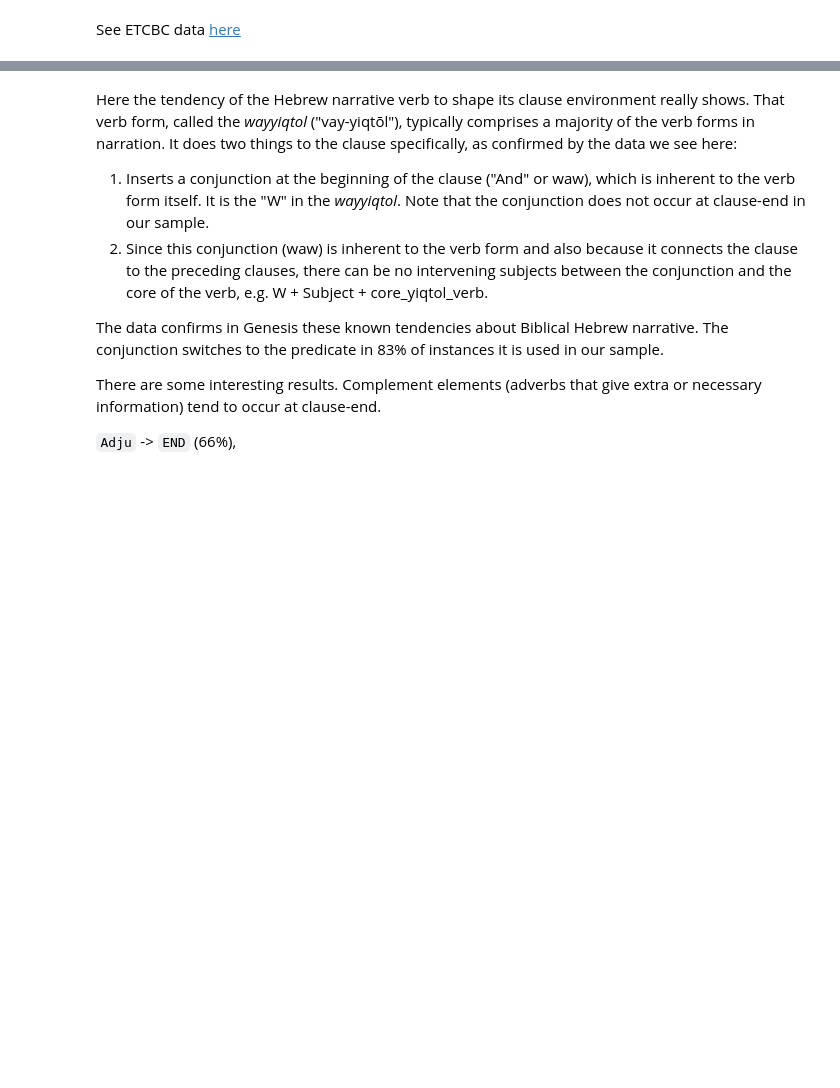
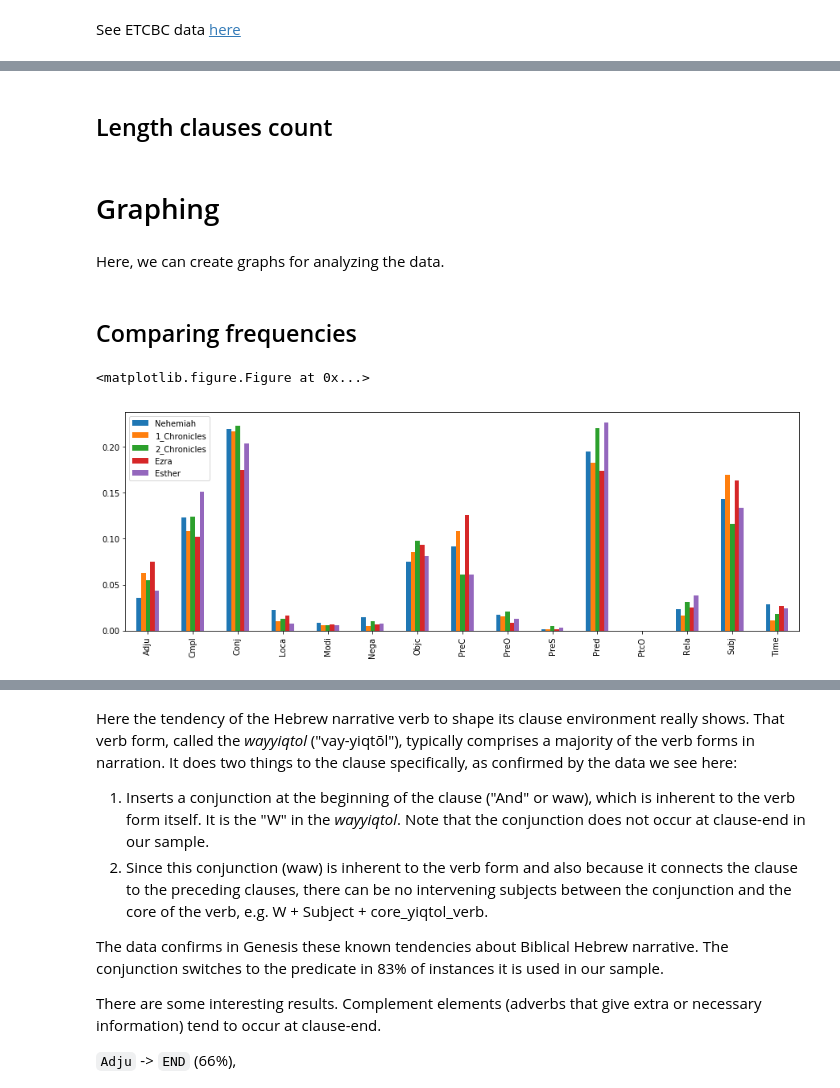
Before and after one commit to ETCBC/Probabilistic_Language_Change, a Jupyter notebook: markov_chain_analysis.ipynb, the cells around one changed output, grey strips where cells are left out. Saved outputs shown, nothing was run; the diff lists cells and outputs as text; code cells hidden in the pictures; blank space fills up the shorter version.

```diff
--- a/markov_chain_analysis.ipynb
+++ b/markov_chain_analysis.ipynb
@@ -529,16 +17,0 @@ Chronica_I
-# %%
-length = []
-for indexC,book in enumerate(booksContents):
-    length.append(len(book))
-
-df2 = pd.DataFrame([length,length], index=["Clause_Begin","Clause_End"], columns=bookNames)
-
-df3 = pd.DataFrame.append(df2,df_freq)
-
-bookindex = 0
-print(bookNames[bookindex])
-df4 = df3[bookNames[bookindex]]
-df4[df4!=0]/sum(df4)
-
-#thing[(thing.T != 0).any()]
-#df3.div(df_freq.sum(axis=0), axis=1)
@@ -579,0 +103,19 @@ NameError: name 'book_names' is not defined
+# %%
+phrase_function_count = dict() #Looking at all functions
+begin_phrase_function_count = dict() #Consider only the first function of a clause
+end_phrase_function_count = dict() #Consider only the last function of clause
+
+for bookname, clauses in data.items():
+    phrase_function_count[bookname]=collections.Counter(list(chain(*clauses)))
+    begin_phrase_function_count[bookname]=collections.Counter([x[0] for x in clauses]) #First function
+    end_phrase_function_count[bookname]=collections.Counter([x[-1] for x in clauses]) #Last function
+
+#Make a dataframe
+df_Count = pd.DataFrame(phrase_function_count,columns =data.keys()).fillna(0)
+df_Begin_Count = pd.DataFrame(begin_phrase_function_count,columns =data.keys()).fillna(0)
+df_End_Count = pd.DataFrame(begin_phrase_function_count,columns =data.keys()).fillna(0)
+
+#Normalize the dataframes. This means that we divide all frequencies by the sum of the frequencies.
+df_prob_Count = df_Count.div(df_Count.sum(axis=0), axis=1)
+df_prob_Begin_Count = df_Begin_Count.div(df_Begin_Count.sum(axis=0), axis=1)
+df_prob_End_Count = df_End_Count.div(df_End_Count.sum(axis=0), axis=1)
@@ -579,0 +144,2 @@ NameError: name 'book_names' is not defined
+# %% [markdown]
+## Length clauses count
@@ -579,0 +154,15 @@ NameError: name 'book_names' is not defined
+# %% [markdown]
+# Graphing
+# %% [markdown]
+Here, we can create graphs for analyzing the data.
+# %% [markdown]
+## Comparing frequencies
+# %%
+books = list(lbh_books) #["1_Samuel","2_Samuel"] #Choose two or more books to compare
+df_graph = df_prob_Count[books] #or df_prob_Begin_Count, df_prob_length_count, df_prob_End_Count
+plt.figure()
+df_graph.plot(figsize = (15,5), kind='bar')
+plt.show()
+# %% [output]
+<matplotlib.figure.Figure at 0x...>
+[figure, added]
```
Also changed, not shown: parts of 80 cells of this notebook.
